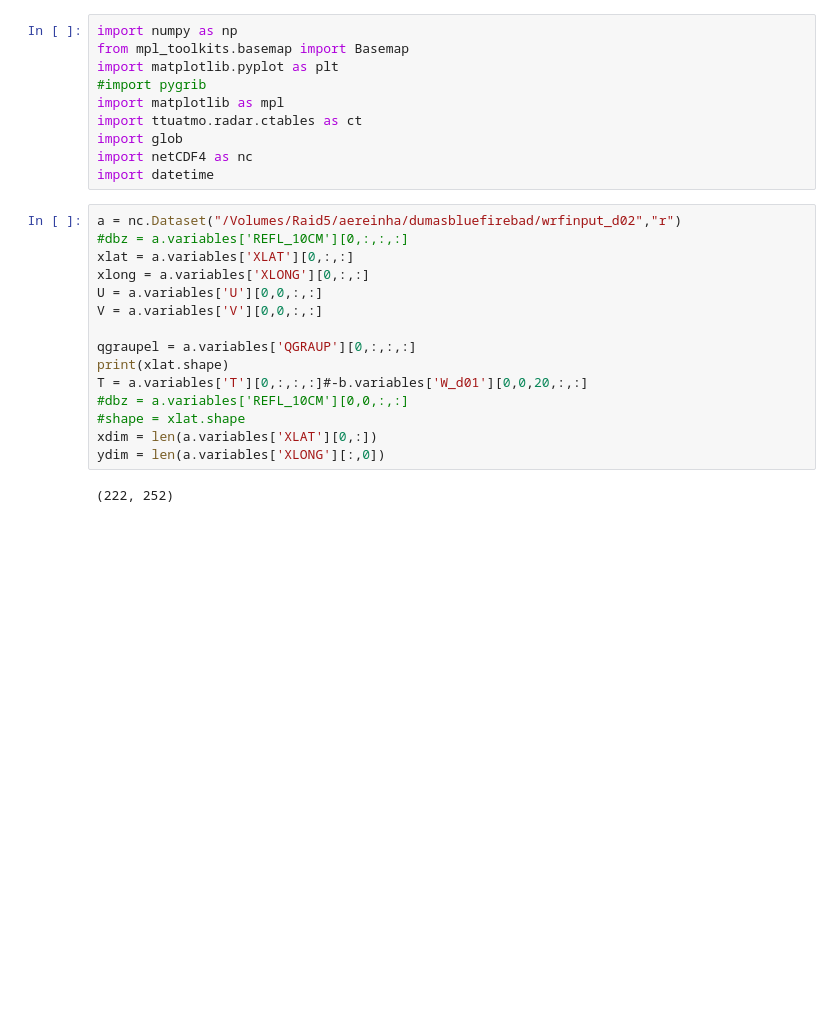
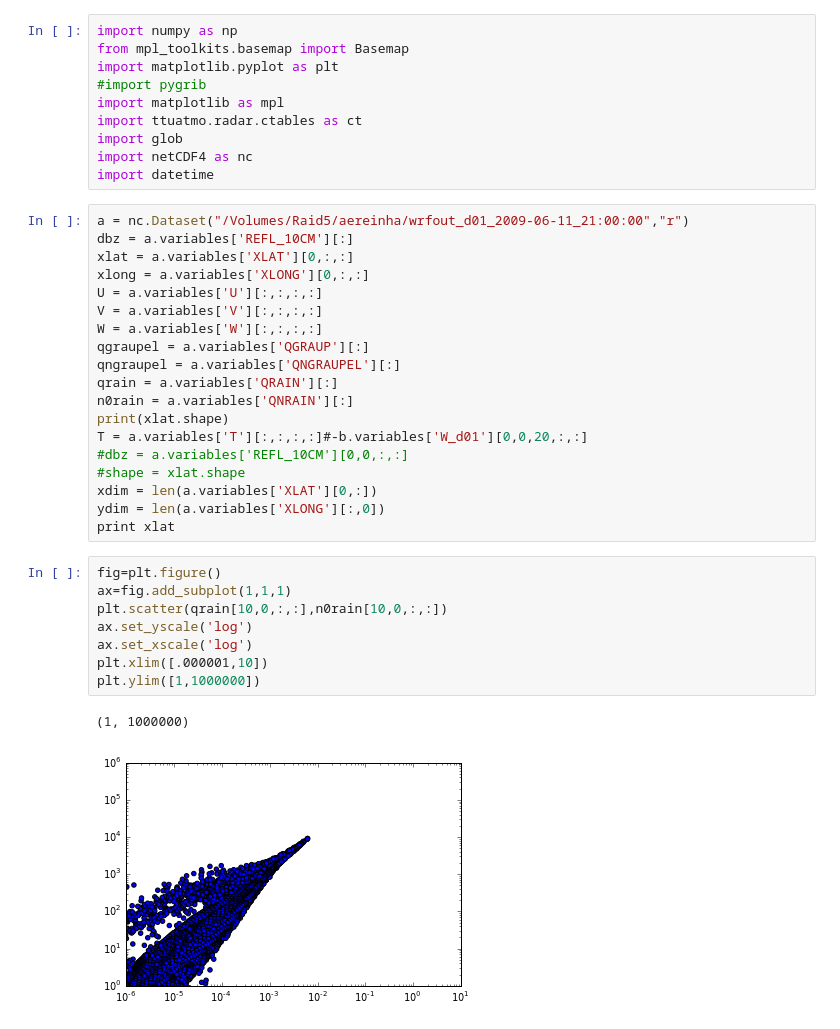
Before and after one commit to aereinha/notebooks, a Jupyter notebook: WRF Quick plot.ipynb, the cells around one changed output. Drawn from its saved outputs; the diff is of its cells as text; blank space fills up the shorter version.

```diff
--- a/WRF Quick plot.ipynb
+++ b/WRF Quick plot.ipynb
@@ -9,19 +9,32 @@ import glob
 import netCDF4 as nc
 import datetime
 # %%
-a = nc.Dataset("/Volumes/Raid5/aereinha/dumasbluefirebad/wrfinput_d02","r")
-#dbz = a.variables['REFL_10CM'][0,:,:,:]
+a = nc.Dataset("/Volumes/Raid5/aereinha/wrfout_d01_2009-06-11_21:00:00","r")
+dbz = a.variables['REFL_10CM'][:]
 xlat = a.variables['XLAT'][0,:,:]
 xlong = a.variables['XLONG'][0,:,:]
-U = a.variables['U'][0,0,:,:]
-V = a.variables['V'][0,0,:,:]
-
-qgraupel = a.variables['QGRAUP'][0,:,:,:]
+U = a.variables['U'][:,:,:,:]
+V = a.variables['V'][:,:,:,:]
+W = a.variables['W'][:,:,:,:]
+qgraupel = a.variables['QGRAUP'][:]
+qngraupel = a.variables['QNGRAUPEL'][:]
+qrain = a.variables['QRAIN'][:]
+n0rain = a.variables['QNRAIN'][:]
 print(xlat.shape)
-T = a.variables['T'][0,:,:,:]#-b.variables['W_d01'][0,0,20,:,:]
+T = a.variables['T'][:,:,:,:]#-b.variables['W_d01'][0,0,20,:,:]
 #dbz = a.variables['REFL_10CM'][0,0,:,:]
 #shape = xlat.shape
 xdim = len(a.variables['XLAT'][0,:])
 ydim = len(a.variables['XLONG'][:,0])
+print xlat
-# %% [output]
-(222, 252)
+# %%
+fig=plt.figure()
+ax=fig.add_subplot(1,1,1)
+plt.scatter(qrain[10,0,:,:],n0rain[10,0,:,:])
+ax.set_yscale('log')
+ax.set_xscale('log')
+plt.xlim([.000001,10])
+plt.ylim([1,1000000])
+# %% [output]
+(1, 1000000)
+[figure, added]
```
Also changed, not shown: parts of 28 cells of this notebook, 13 other files.
